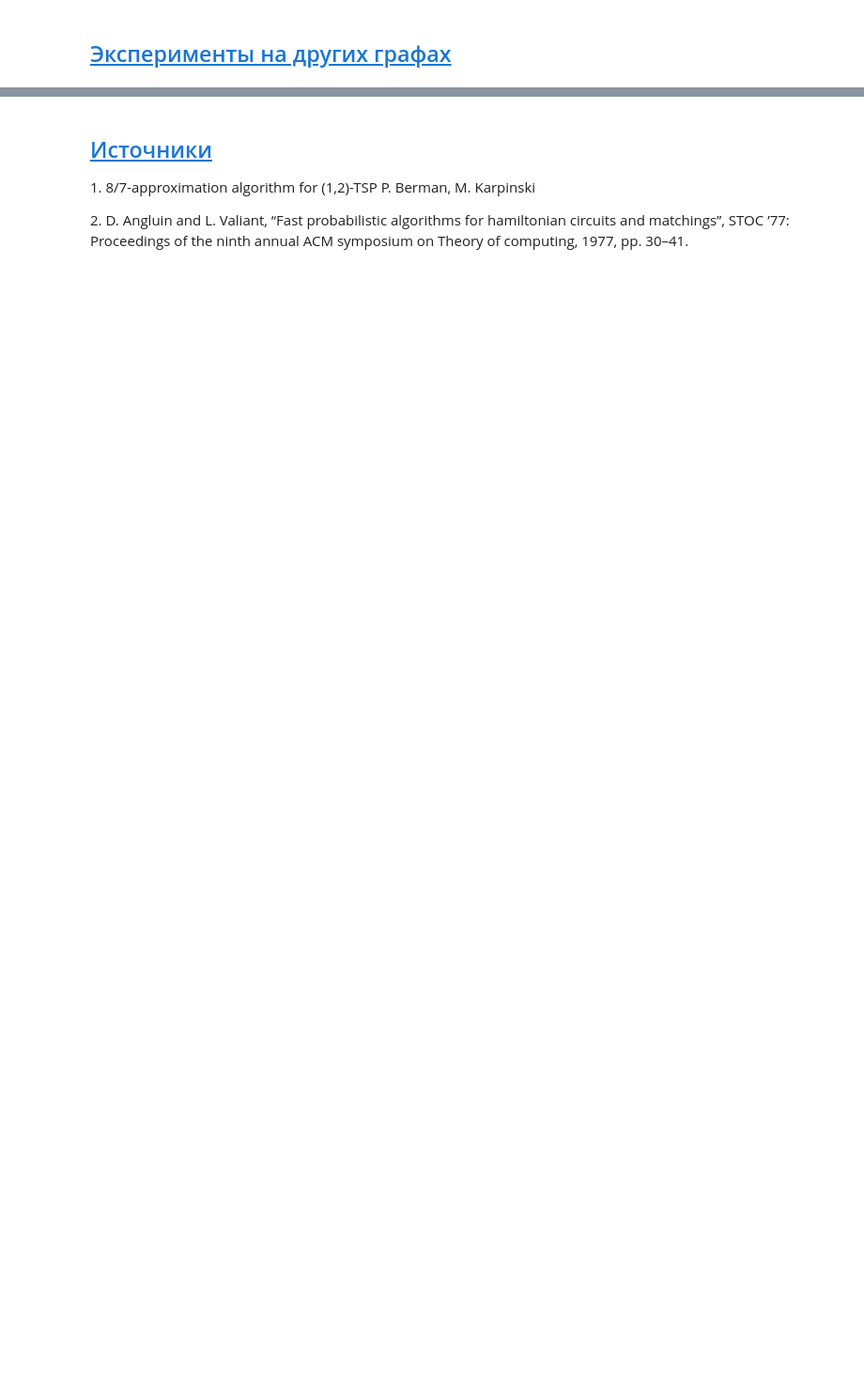
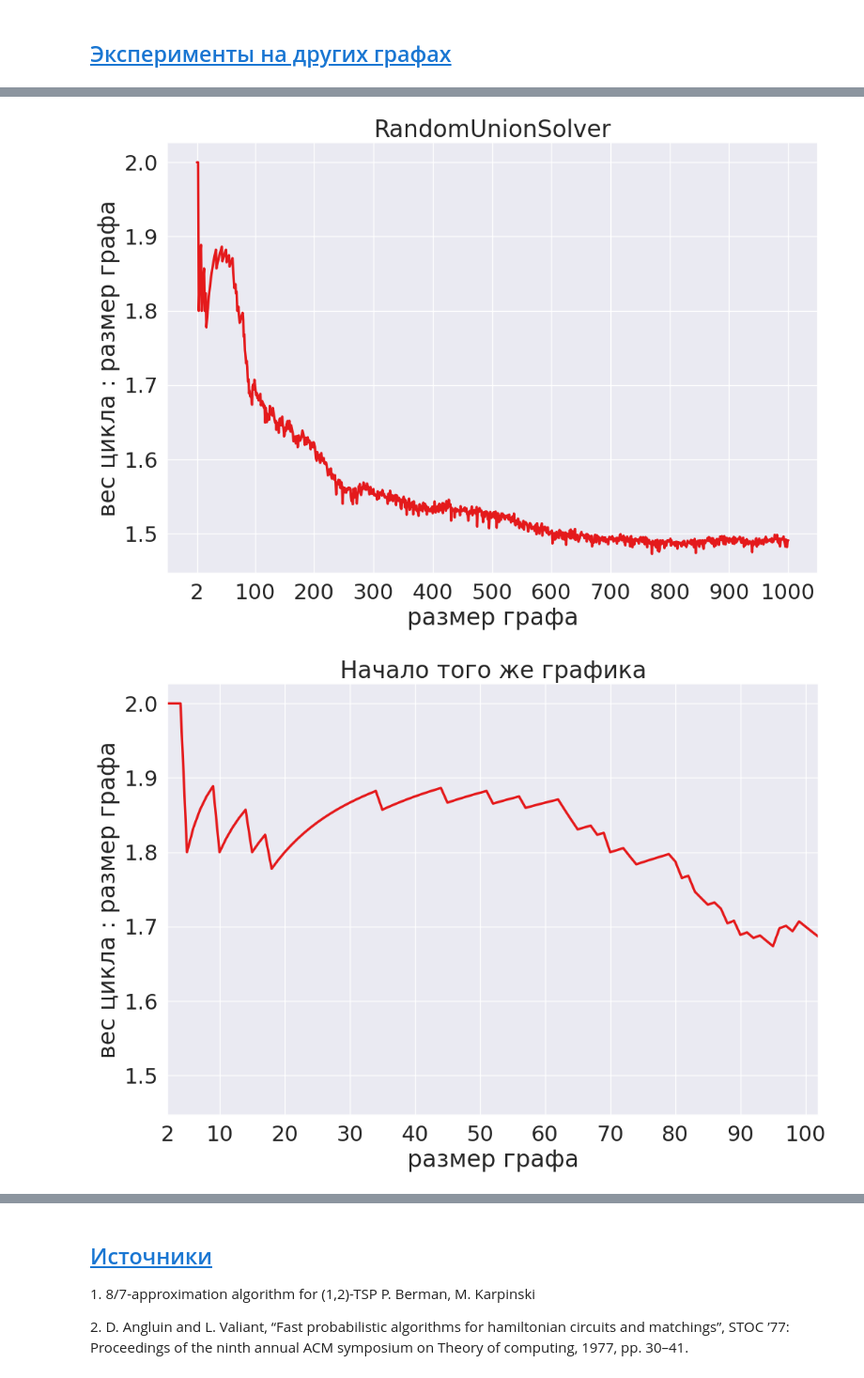
Before and after one commit to falseness/tsp, a Jupyter notebook: project.ipynb, the cells around one changed output, grey strips where cells are left out. Shown at 94% size. Saved outputs shown, nothing was run; the diff lists cells and outputs as text; code cells hidden in the pictures; blank space fills up the shorter version.

```diff
--- a/project.ipynb
+++ b/project.ipynb
@@ -442,0 +563,5 @@ print(m)
+# %%
+run_and_draw_and_save('RandomUnionSolver', 'wiki_random_union_solver.csv')
+# %% [output]
+[figure, added]
+[figure, added]
```
Also changed, not shown: parts of 38 cells of this notebook, 6 other files.
